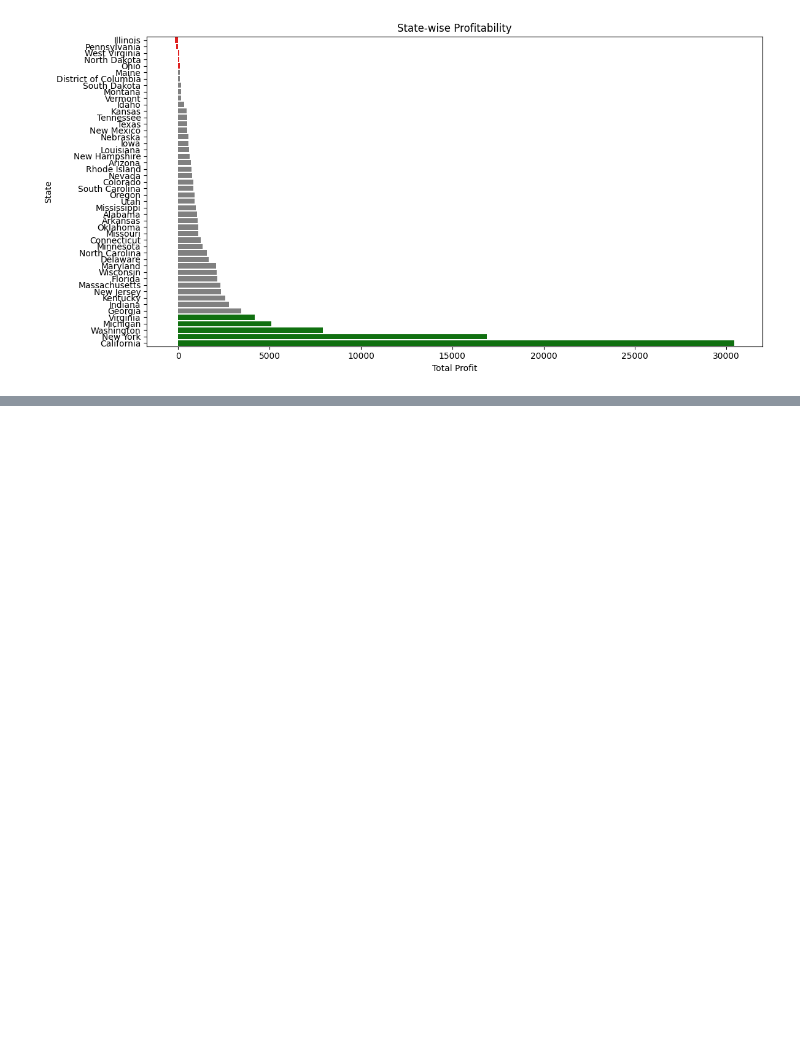
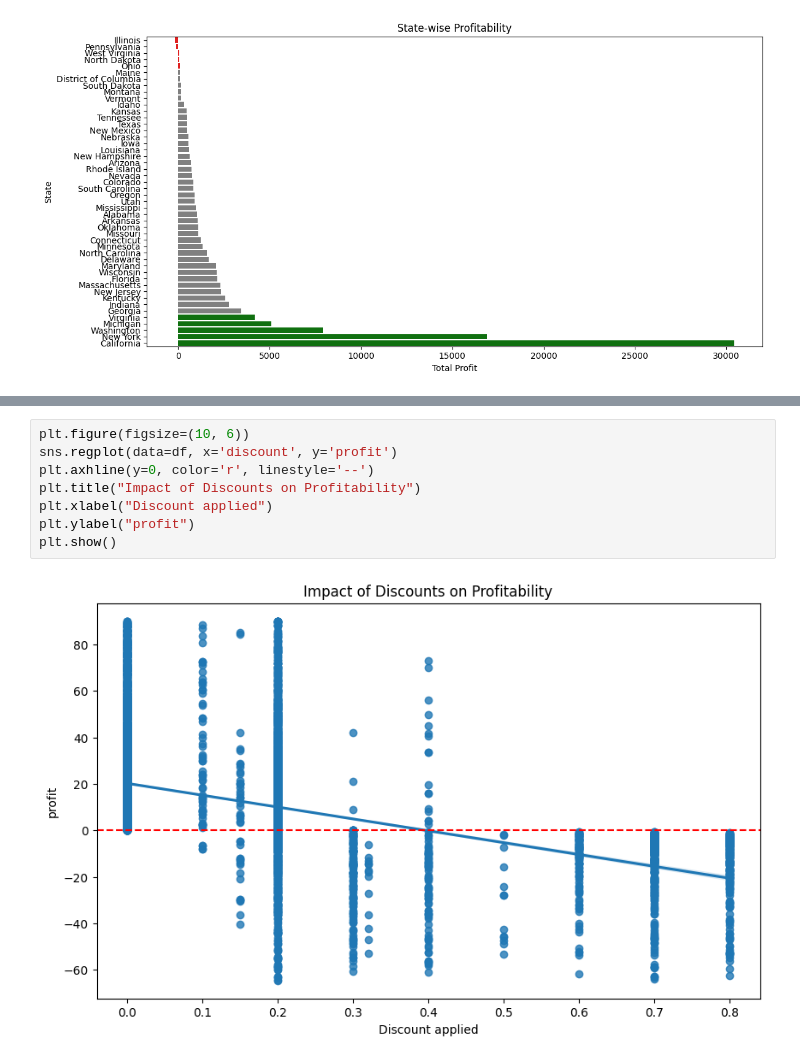
Before and after one commit to bankarsudarshan/super-store-eda, a Jupyter notebook: SuperStoreEDA.ipynb, the cells around one changed output, grey strips where cells are left out. Cells and saved outputs as stored; diff of their text form; blank space fills up the shorter version.

```diff
--- a/SuperStoreEDA.ipynb
+++ b/SuperStoreEDA.ipynb
@@ -1432,0 +1476,10 @@ plt.show()
+# %%
+plt.figure(figsize=(10, 6))
+sns.regplot(data=df, x='discount', y='profit')
+plt.axhline(y=0, color='r', linestyle='--')
+plt.title("Impact of Discounts on Profitability")
+plt.xlabel("Discount applied")
+plt.ylabel("profit")
+plt.show()
+# %% [output]
+[figure, added]
```
Also changed, not shown: parts of 16 cells of this notebook.
